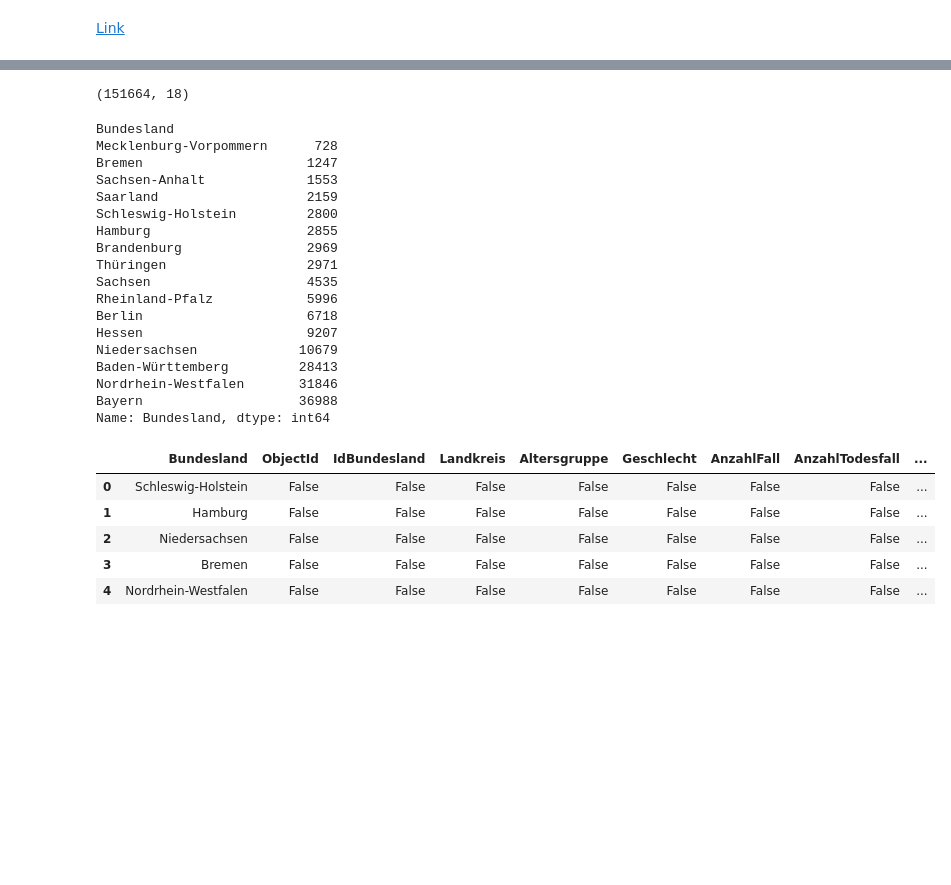
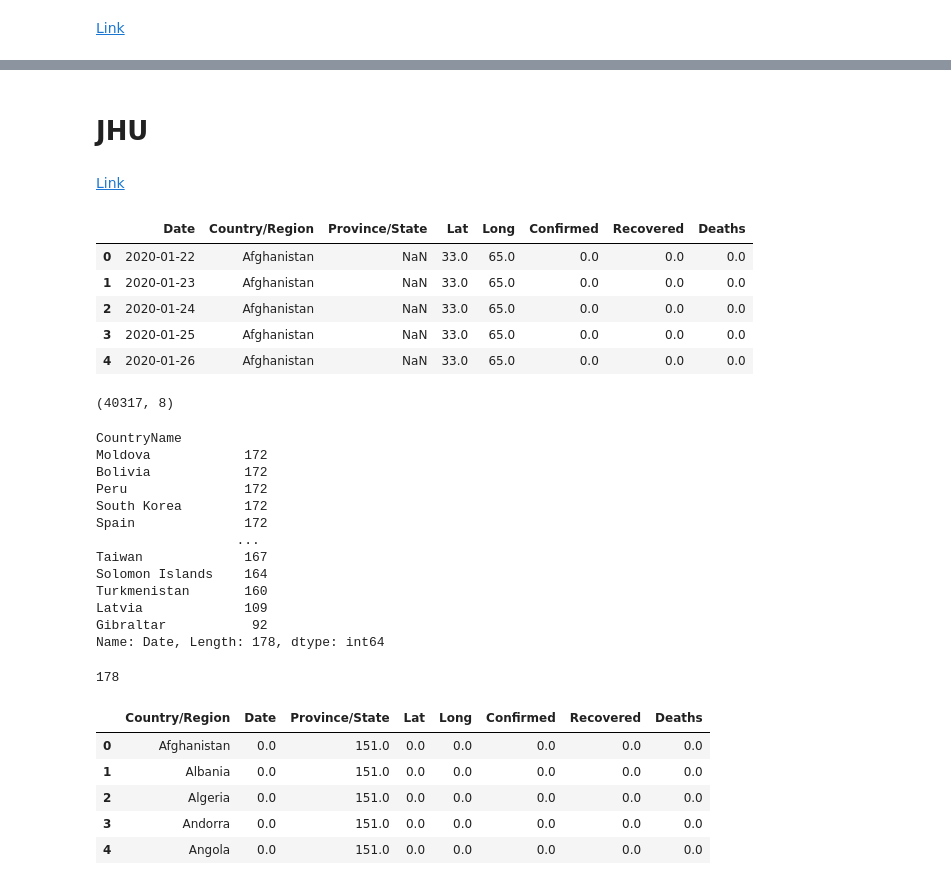
Before and after one commit to Yaccoub/Co-Tour, a Jupyter notebook: notebooks/COVID19_Explorative_Analysis.ipynb, the cells around one changed output, grey strips where cells are left out. Cells and saved outputs as stored; diff of their text form; code cells hidden in the pictures; blank space fills up the shorter version.

Commit message:
Updated notebook of covid19 data analaysis

```diff
--- a/notebooks/COVID19_Explorative_Analysis.ipynb
+++ b/notebooks/COVID19_Explorative_Analysis.ipynb
@@ -213,0 +567,4 @@ df.head()
+# %% [markdown]
+# JHU
+# %% [markdown]
+[Link](https://datahub.io/core/covid-19)
@@ -214,41 +600,55 @@ df.head()
+# %%
+# Load csv file
+file_name = 'time-series-19-covid-combined_csv.csv'
+df = pd.read_csv(file_name)
+# %%
+# Show head of data
+df.head()
+# %% [output]
+|  | Date | Country/Region | Province/State | Lat | Long | Confirmed | Recovered | Deaths |
+| 0 | 2020-01-22 | Afghanistan | NaN | 33.0 | 65.0 | 0.0 | 0.0 | 0.0 |
+| 1 | 2020-01-23 | Afghanistan | NaN | 33.0 | 65.0 | 0.0 | 0.0 | 0.0 |
+| 2 | 2020-01-24 | Afghanistan | NaN | 33.0 | 65.0 | 0.0 | 0.0 | 0.0 |
+| 3 | 2020-01-25 | Afghanistan | NaN | 33.0 | 65.0 | 0.0 | 0.0 | 0.0 |
+| 4 | 2020-01-26 | Afghanistan | NaN | 33.0 | 65.0 | 0.0 | 0.0 | 0.0 |
 # %%
 # Shape of the dataset
 df.shape
 # %% [output]
-(151664, 18)
+(40317, 8)
 # %%
-# Data by country
-by_state = df.groupby(by = 'Bundesland')[df.columns[2]].count().sort_values(ascending=True)
-by_state
+# Data per state
+country = df.groupby(by=['Country/Region'])[df.columns[2]].count().sort_values(ascending=True)
+by_country
 # %% [output]
-Bundesland
-Mecklenburg-Vorpommern      728
-Bremen                     1247
-Sachsen-Anhalt             1553
-Saarland                   2159
-Schleswig-Holstein         2800
-Hamburg                    2855
-Brandenburg                2969
-Thüringen                  2971
-Sachsen                    4535
-Rheinland-Pfalz            5996
-Berlin                     6718
-Hessen                     9207
-Niedersachsen             10679
-Baden-Württemberg         28413
-Nordrhein-Westfalen       31846
-Bayern                    36988
-Name: Bundesland, dtype: int64
+CountryName
+Moldova            172
+Bolivia            172
+Peru               172
+South Korea        172
+Spain              172
+                  ...
+Taiwan             167
+Solomon Islands    164
+Turkmenistan       160
+Latvia             109
+Gibraltar           92
+Name: Date, Length: 178, dtype: int64
+# %%
+# Number of different countries
+len(by_country)
+# %% [output]
+178
 # %%
 # Count the missing values
-by_state_na = df.drop('Bundesland', 1).isnull().groupby(df.Bundesland, sort=False).sum().reset_index()
-by_state_na.head()
+by_country_na = df.drop('Country/Region', 1).isna().groupby(df['Country/Region'], sort=False).sum().reset_index()
+by_country_na.head()
 # %% [output]
-|  | Bundesland | ObjectId | IdBundesland | Landkreis | Altersgruppe | Geschlecht | AnzahlFall | AnzahlTodesfall | ... |
-| 0 | Schleswig-Holstein | False | False | False | False | False | False | False | ... |
-| 1 | Hamburg | False | False | False | False | False | False | False | ... |
-| 2 | Niedersachsen | False | False | False | False | False | False | False | ... |
-| 3 | Bremen | False | False | False | False | False | False | False | ... |
-| 4 | Nordrhein-Westfalen | False | False | False | False | False | False | False | ... |
+|  | Country/Region | Date | Province/State | Lat | Long | Confirmed | Recovered | Deaths |
+| 0 | Afghanistan | 0.0 | 151.0 | 0.0 | 0.0 | 0.0 | 0.0 | 0.0 |
+| 1 | Albania | 0.0 | 151.0 | 0.0 | 0.0 | 0.0 | 0.0 | 0.0 |
+| 2 | Algeria | 0.0 | 151.0 | 0.0 | 0.0 | 0.0 | 0.0 | 0.0 |
+| 3 | Andorra | 0.0 | 151.0 | 0.0 | 0.0 | 0.0 | 0.0 | 0.0 |
+| 4 | Angola | 0.0 | 151.0 | 0.0 | 0.0 | 0.0 | 0.0 | 0.0 |
 # %%
 # Missing values of a specific country
```
Also changed, not shown: parts of 83 cells of this notebook.
